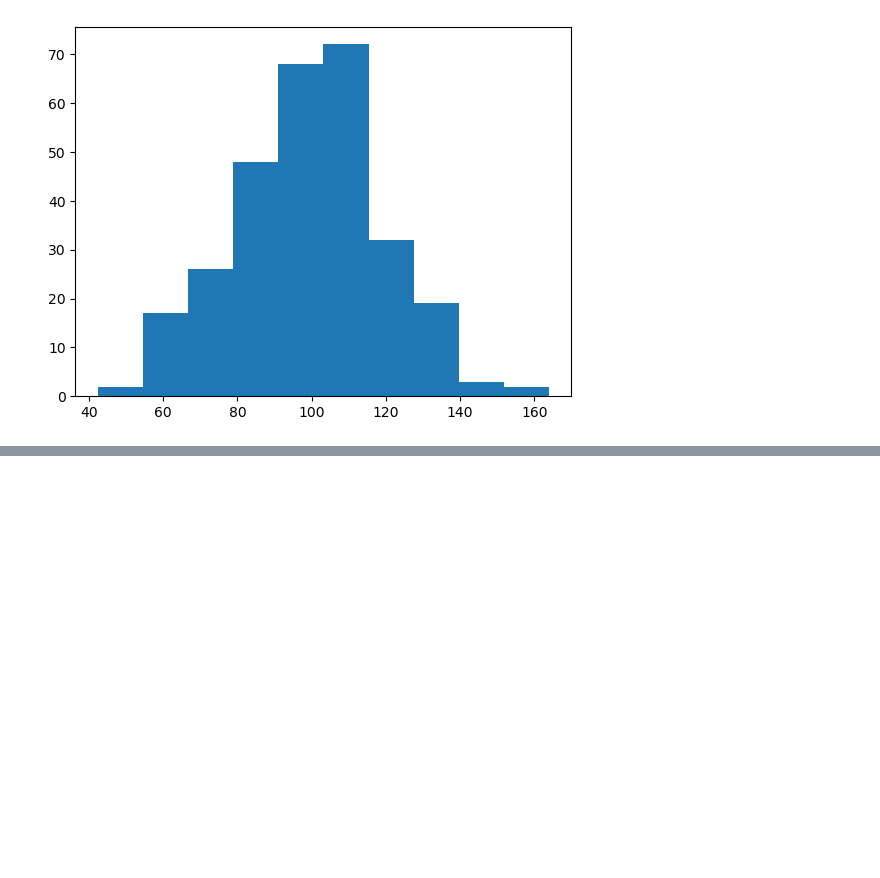
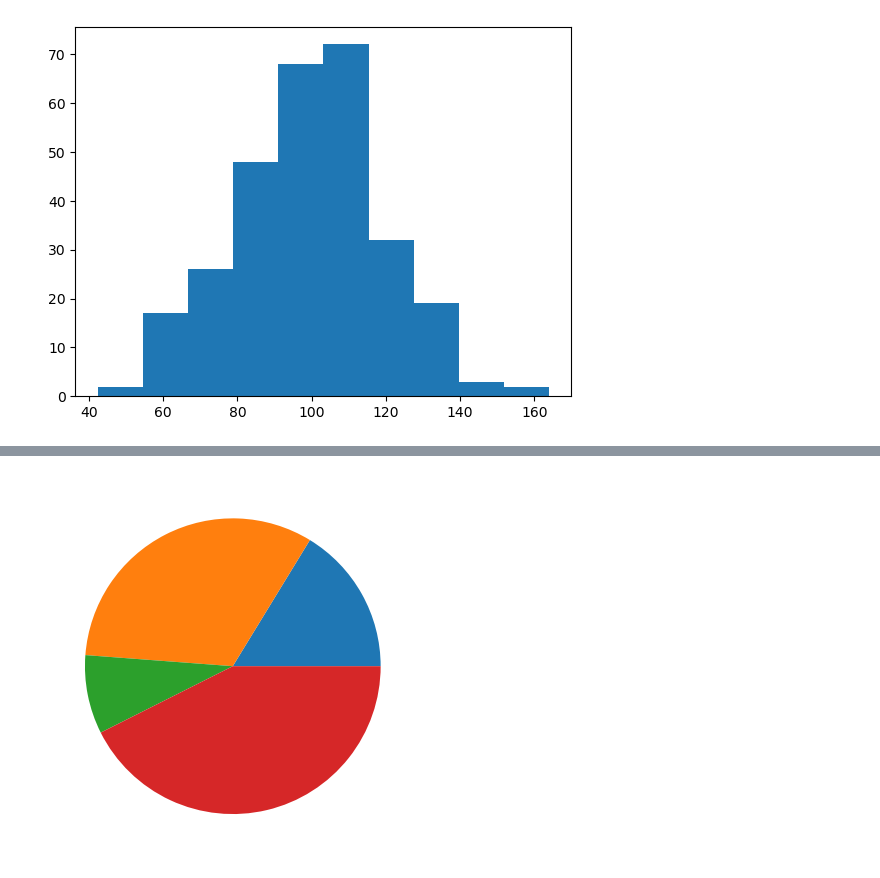
Before and after one commit to ThomasOindi/Learnings, a Jupyter notebook: matplot_library.ipynb, the cells around one changed output, grey strips where cells are left out. Drawn from its saved outputs; the diff is of its cells as text; code cells hidden in the pictures; blank space fills up the shorter version.

```diff
--- a/matplot_library.ipynb
+++ b/matplot_library.ipynb
@@ -548,0 +561,6 @@ plt.show()
+# %%
+y= [34,68,18,89]
+plt.pie(y)
+plt.show()
+# %% [output]
+[figure, added]
```
Also changed, not shown: parts of 7 cells of this notebook, 1 other file.
